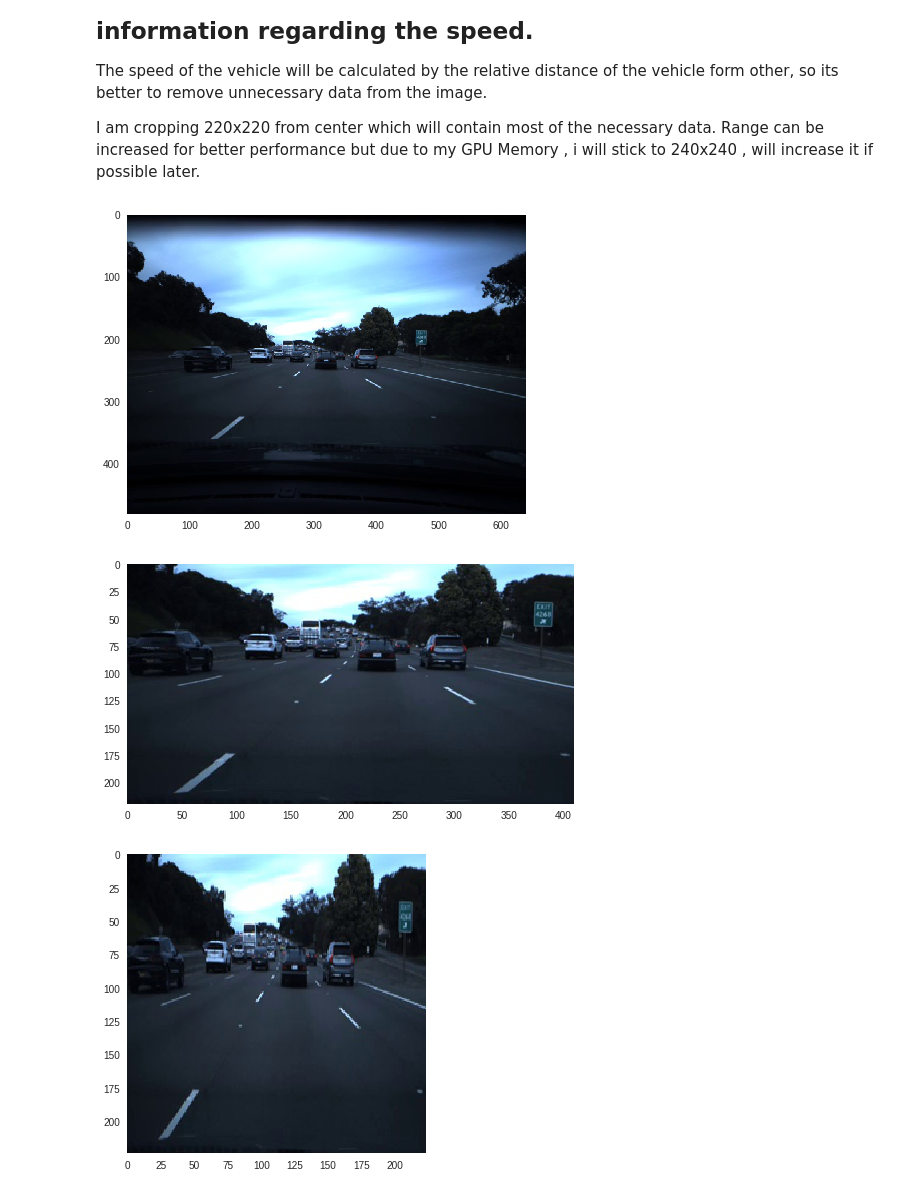
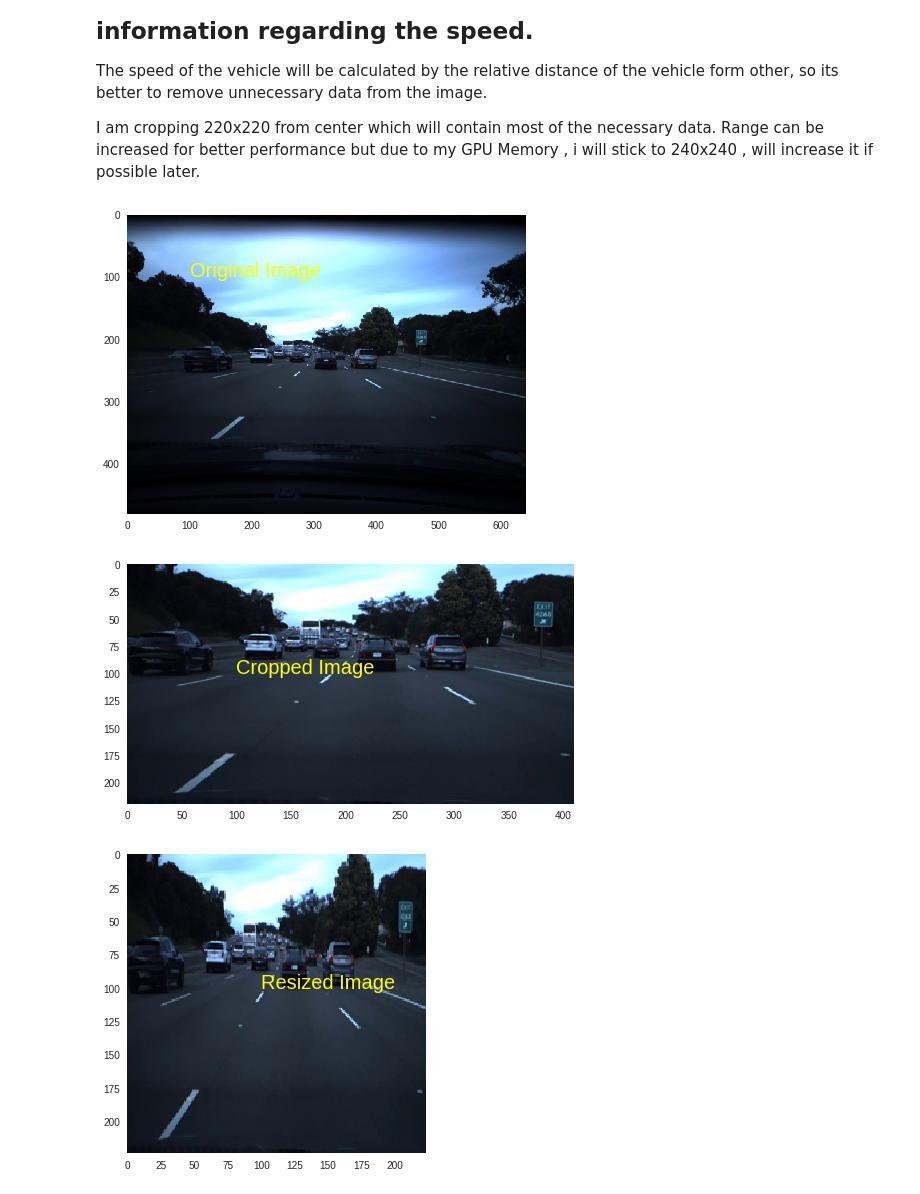
Before and after one commit to shangeth/Vehicle_Speed_Estimation, a Jupyter notebook: vehicle_speed_estimation.ipynb, the cells around one changed output. Saved outputs shown, nothing was run; the diff lists cells and outputs as text; code cells hidden in the pictures.

```diff
--- a/vehicle_speed_estimation.ipynb
+++ b/vehicle_speed_estimation.ipynb
@@ -174,33 +174,37 @@ I am cropping 220x220 from center which will contain most of the necessary data.
 # %%
 from PIL import Image
 
-basewidth = 300
+
 img = Image.open("/content/data/frames/1000.jpg")
-
-
-
-
-
-
 
 
 img1 = img.crop((90,150,500,370))
 # [130:350,210:450]
 plt.imshow(img)
+plt.text(100,100,'Original Image', fontsize=20, color='yellow')
 plt.grid(False)
 plt.show()
 
 plt.imshow(img1)
+plt.text(100,100,'Cropped Image', fontsize=20, color='yellow')
 plt.grid(False)
 plt.show()
 
 import numpy as np
 img2 = img1.resize((224,224), Image.ANTIALIAS)
 
 plt.imshow(img2)
+plt.text(100,100,'Resized Image', fontsize=20, color='yellow')
 plt.grid(False)
 plt.show()
+
+
+
+def crop_resize_img(img):
+  img = img.crop((90,150,500,370))
+  img = img.resize((224,224), Image.ANTIALIAS)
+  return img
 # %% [output]
-[figure, old version]
+[figure, new version]
-[figure, old version]
+[figure, new version]
-[figure, old version]
+[figure, new version]
```
Also changed, not shown: parts of 2 cells of this notebook.
